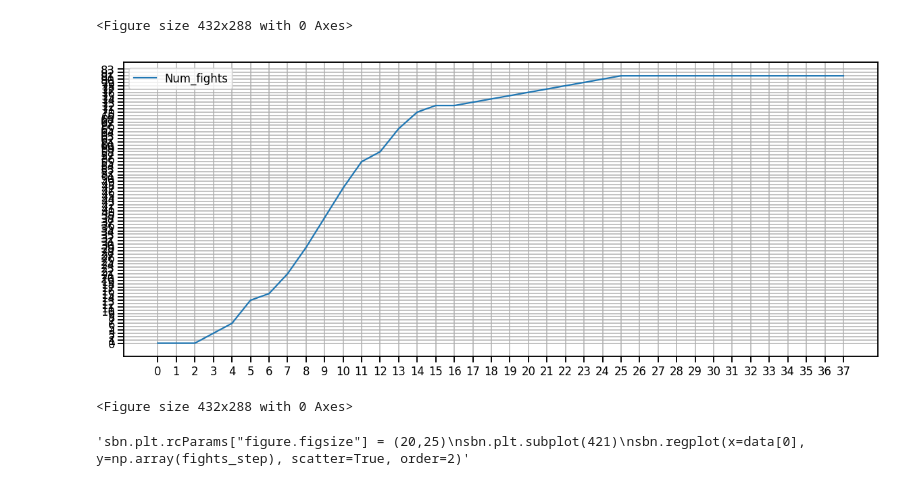
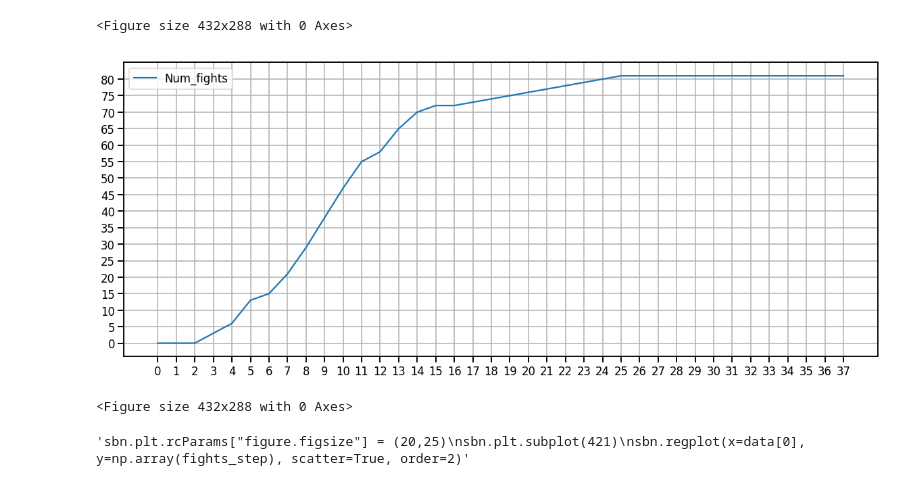
Before and after one commit to amujica/Pubcrawl, a Jupyter notebook: Datos.ipynb, the cells around one changed output. Drawn from its saved outputs; the diff is of its cells as text; code cells hidden in the pictures.

```diff
--- a/Datos.ipynb
+++ b/Datos.ipynb
@@ -42,30 +42,3 @@ data_fights
 | 22 | 1 | 0 | 0 | 0 | 0 | 0 | 0 | 0 | 0 | 0 | ... | ... |
 | 23 | 1 | 0 | 0 | 0 | 0 | 0 | 0 | 0 | 0 | 0 | ... | ... |
 24 rows × 40 columns
-# %%
-#Ver número total de peleas
-num_fights=0
-
-for column in data_fights:
-    #print('Columna: {}'.format(column))
-    for index, row in data_fights.iterrows():
-        if row[column]=='1':
-            num_fights+=0.5
-            break
-
-
-print(num_fights)
-
-
-num_fights_2=0
-
-for column in data_fights_2:
-    #print('Columna: {}'.format(column))
-    for index, row in data_fights_2.iterrows():
-        #print('######## PASO {} ######'.format(index))
-        if row[column]=='1':
-            num_fights_2+=0.5
-            break
-
-
-print(num_fights_2)
@@ -103,6 +73,8 @@ for index, row in data_fights.iterrows():
 for inte in range(len(fights_step),38):
     fights_step.insert(inte, fights_step[len(fights_step)-1])
 
+num_fights = fights_step[37]
+print(num_fights)
 print(fights_step)
 
 
@@ -137,5 +109,7 @@ for index, row in data_fights_2.iterrows():
 for inte in range(len(fights_step_2),38):
     fights_step_2.insert(inte, fights_step_2[len(fights_step_2)-1])
 
+num_fights_2 = fights_step_2[37]
+print(num_fights_2)
 print(fights_step_2)
 # %% [output]
@@ -178,12 +154,12 @@ fig = plt.figure()
 # %%
 fig = fights_step_df_2.plot(figsize=[20,8], grid=True)
 major_ticks_x = np.arange(0, 38, 1)
-major_ticks_y = np.arange(0, num_fights_2+2, 1)
+major_ticks_y = np.arange(0, num_fights_2+2, 5)
 fig.set_xticks(major_ticks_x)
 fig.set_yticks(major_ticks_y)
 fig = plt.figure()
 # %% [output]
-[figure, old version]
+[figure, new version]
 <Figure size 432x288 with 0 Axes>
 # %%
 '''sbn.plt.rcParams["figure.figsize"] = (20,25)
```
Also changed, not shown: parts of 12 cells of this notebook.
